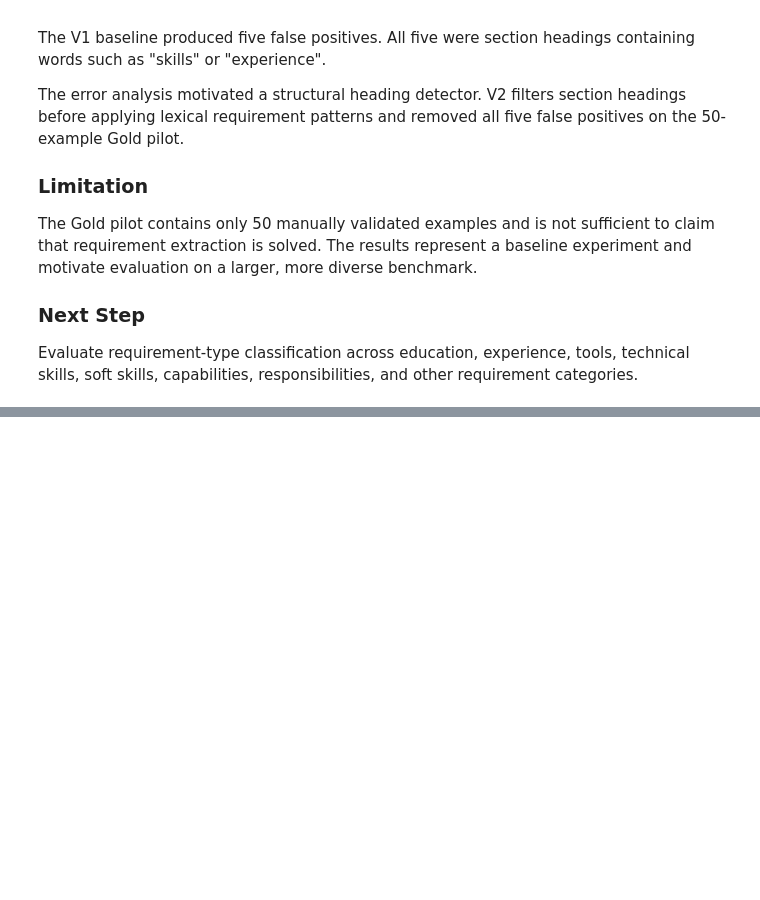
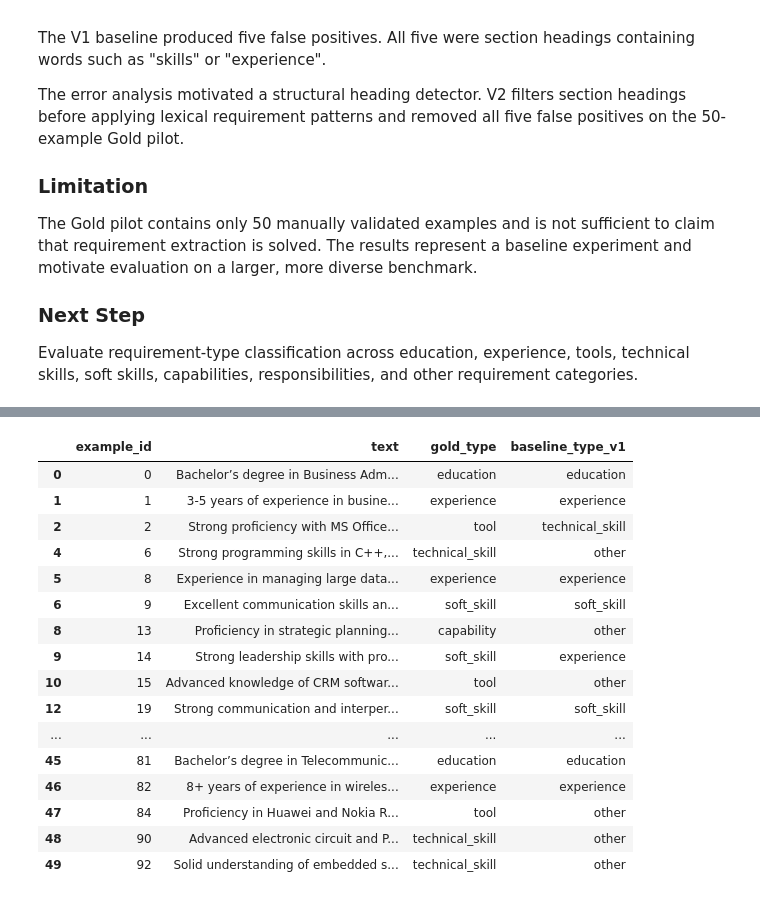
Before and after one commit to tanisha1259/SkillAlign, a Jupyter notebook: notebooks/02_requirement_extraction.ipynb, the cells around one changed output, grey strips where cells are left out. Cells and saved outputs as stored; diff of their text form; code cells hidden in the pictures; blank space fills up the shorter version.

```diff
--- a/notebooks/02_requirement_extraction.ipynb
+++ b/notebooks/02_requirement_extraction.ipynb
@@ -3212,0 +3355,35 @@ and other requirement categories.
+# %%
+gold_pilot["baseline_type_v1"] = (
+    gold_pilot["text"].apply(classify_requirement_type)
+)
+
+display(
+    gold_pilot[
+        gold_pilot["gold_is_requirement"] == True
+    ][
+        [
+            "example_id",
+            "text",
+            "gold_type",
+            "baseline_type_v1"
+        ]
+    ]
+)
+# %% [output]
+|  | example_id | text | gold_type | baseline_type_v1 |
+| 0 | 0 | Bachelor’s degree in Business Adm... | education | education |
+| 1 | 1 | 3-5 years of experience in busine... | experience | experience |
+| 2 | 2 | Strong proficiency with MS Office... | tool | technical_skill |
+| 4 | 6 | Strong programming skills in C++,... | technical_skill | other |
+| 5 | 8 | Experience in managing large data... | experience | experience |
+| 6 | 9 | Excellent communication skills an... | soft_skill | soft_skill |
+| 8 | 13 | Proficiency in strategic planning... | capability | other |
+| 9 | 14 | Strong leadership skills with pro... | soft_skill | experience |
+| 10 | 15 | Advanced knowledge of CRM softwar... | tool | other |
+| 12 | 19 | Strong communication and interper... | soft_skill | soft_skill |
+| ... | ... | ... | ... | ... |
+| 45 | 81 | Bachelor’s degree in Telecommunic... | education | education |
+| 46 | 82 | 8+ years of experience in wireles... | experience | experience |
+| 47 | 84 | Proficiency in Huawei and Nokia R... | tool | other |
+| 48 | 90 | Advanced electronic circuit and P... | technical_skill | other |
+| 49 | 92 | Solid understanding of embedded s... | technical_skill | other |
```
Also changed, not shown: parts of 41 cells of this notebook, 8 other files.
